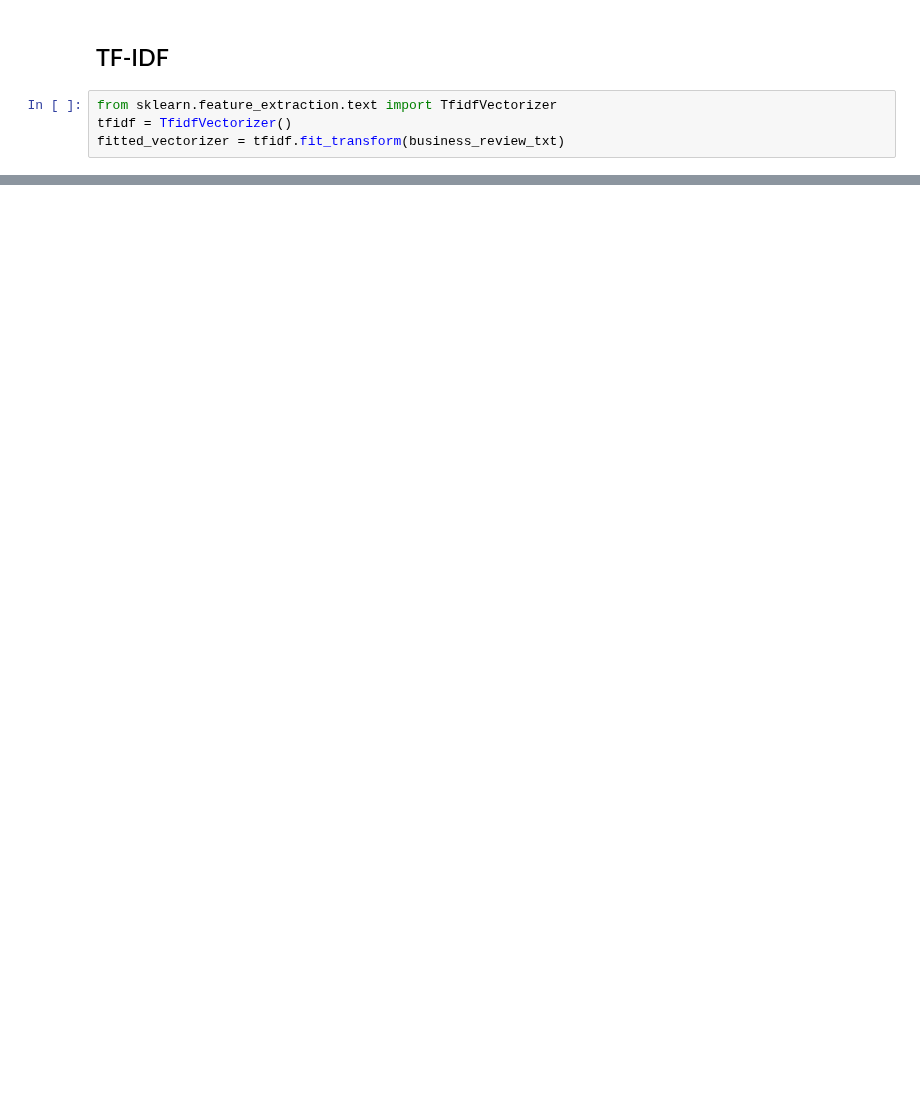
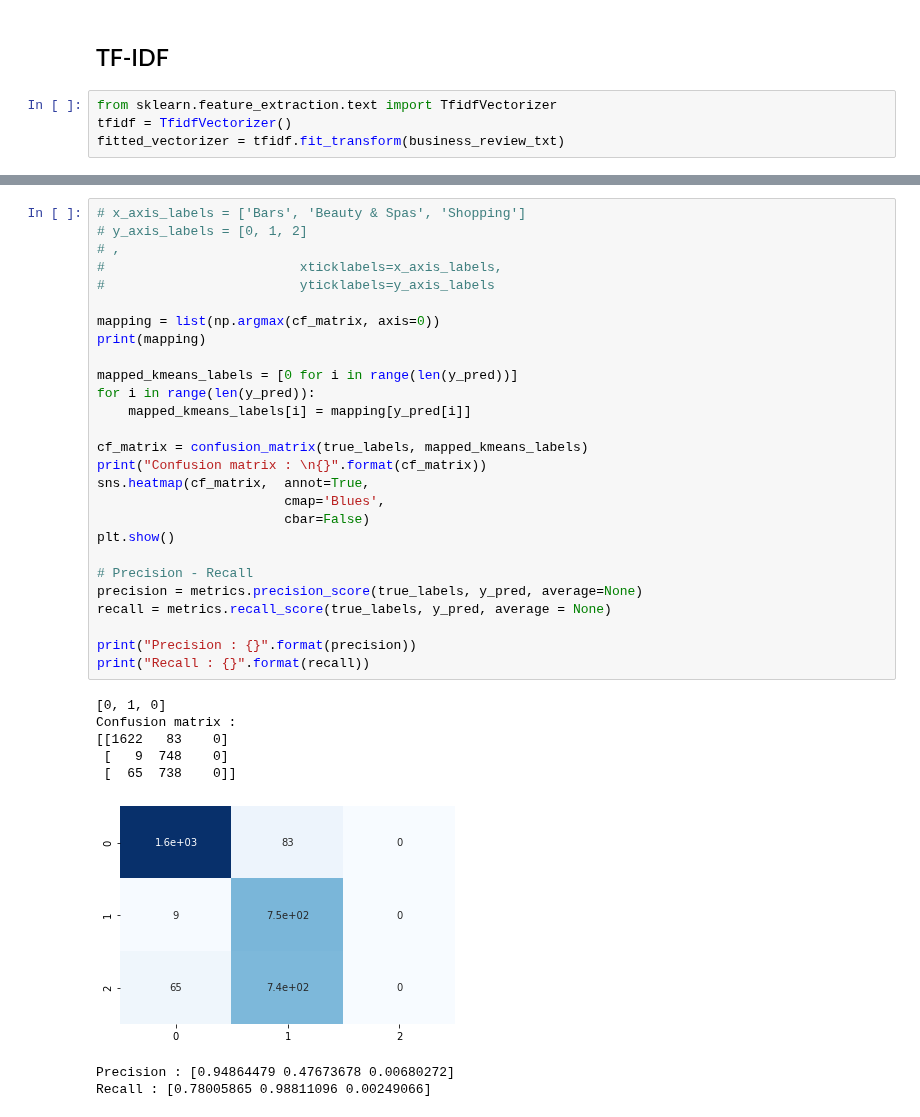
Before and after one commit to lkostakis/data-mining-NLP, a Jupyter notebook: ask3.ipynb, the cells around one changed output, grey strips where cells are left out. Cells and saved outputs as stored; diff of their text form; blank space fills up the shorter version.

```diff
--- a/ask3.ipynb
+++ b/ask3.ipynb
@@ -142,0 +145,36 @@ print(recall)
+# %%
+# x_axis_labels = ['Bars', 'Beauty & Spas', 'Shopping']
+# y_axis_labels = [0, 1, 2]
+# ,
+#                         xticklabels=x_axis_labels,
+#                         yticklabels=y_axis_labels
+
+mapping = list(np.argmax(cf_matrix, axis=0))
+print(mapping)
+
+mapped_kmeans_labels = [0 for i in range(len(y_pred))]
+for i in range(len(y_pred)):
+    mapped_kmeans_labels[i] = mapping[y_pred[i]]
+
+cf_matrix = confusion_matrix(true_labels, mapped_kmeans_labels)
+print("Confusion matrix : \n{}".format(cf_matrix))
+sns.heatmap(cf_matrix,  annot=True,
+                        cmap='Blues',
+                        cbar=False)
+plt.show()
+
+# Precision - Recall
+precision = metrics.precision_score(true_labels, y_pred, average=None)
+recall = metrics.recall_score(true_labels, y_pred, average = None)
+
+print("Precision : {}".format(precision))
+print("Recall : {}".format(recall))
+# %% [output]
+[0, 1, 0]
+Confusion matrix :
+[[1622   83    0]
+ [   9  748    0]
+ [  65  738    0]]
+[figure, added]
+Precision : [0.94864479 0.47673678 0.00680272]
+Recall : [0.78005865 0.98811096 0.00249066]
```
Also changed, not shown: parts of 19 cells of this notebook.
